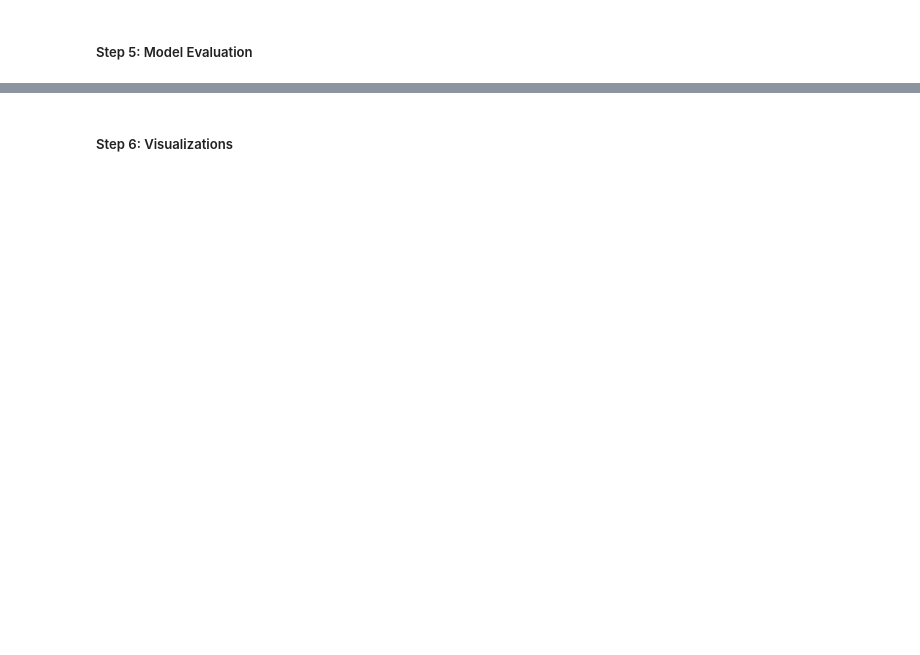
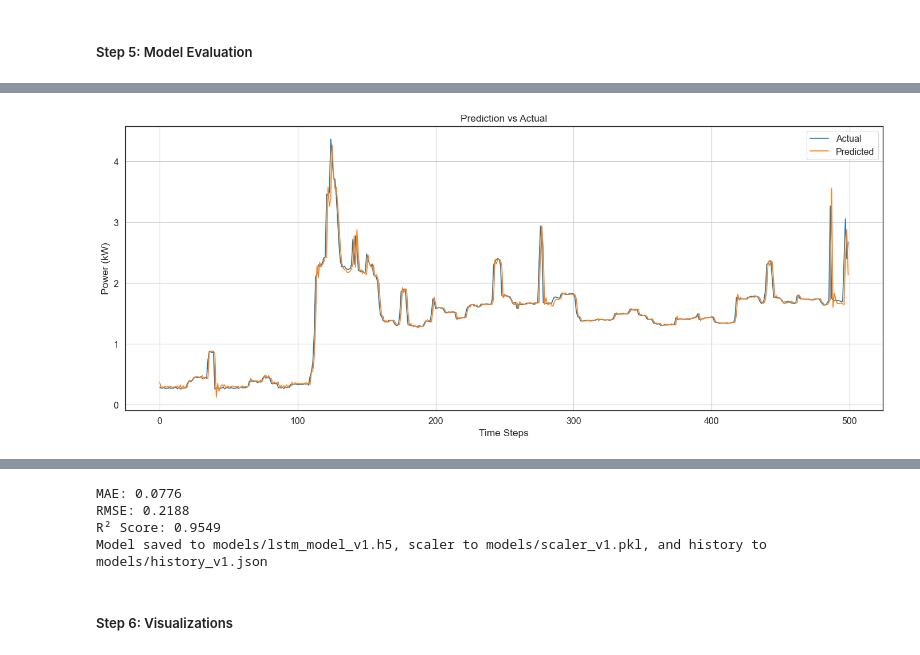
Before and after one commit to Seavleu/self-dr-vpp, a Jupyter notebook: notebooks/forecasting/global_active_power_consumption_of_household.ipynb, the cells around one changed output, grey strips where cells are left out. Cells and saved outputs as stored; diff of their text form; code cells hidden in the pictures; blank space fills up the shorter version.

```diff
--- a/notebooks/forecasting/global_active_power_consumption_of_household.ipynb
+++ b/notebooks/forecasting/global_active_power_consumption_of_household.ipynb
@@ -723,0 +671,18 @@ plt.show()
+# %%
+import sys
+import os
+
+sys.path.append(os.path.abspath(os.path.join(os.getcwd(), '../..')))
+
+import yaml
+from src.utils.metrics import (
+    build_lstm_model, train_model, evaluate_model,
+    save_model, walk_forward_cv
+)
+
+with open('D:/ai_team/self-dr-vpp/config/config.yaml', 'r') as f:
+    config = yaml.safe_load(f)
+
+walk_forward_cv(dataset[:config['data']['subset_for_cv']],
+                n_splits=config['data']['n_splits'],
+                look_back=config['data']['look_back'])
@@ -723,0 +708,15 @@ plt.show()
+# %%
+model = build_lstm_model(
+    input_shape=(X_train_small.shape[1], X_train_small.shape[2]),
+    units1=config['model']['units1'],
+    units2=config['model']['units2'],
+    dropout1=config['model']['dropout1'],
+    dropout2=config['model']['dropout2']
+)
+
+model, history = train_model(
+    model,
+    X_train_small,
+    y_train_small,
+    config
+)
@@ -723,0 +741,9 @@ plt.show()
+# %%
+evaluate_model(model, X_test_small, y_test_small, scaler)
+
+save_model(model, path=config['save']['model_path'],
+           scaler=scaler,
+           scaler_path=config['save']['scaler_path'],
+           history=history,
+           history_path=config['save']['history_path'])
+# %% [output]
@@ -723,0 +751 @@ plt.show()
+[figure, added]
@@ -724,2 +753,6 @@ plt.show()
+MAE: 0.0776
+RMSE: 0.2188
+R² Score: 0.9549
+Model saved to models/lstm_model_v1.h5, scaler to models/scaler_v1.pkl, and history to models/history_v1.json
 # %% [markdown]
 ##### Step 6: Visualizations
```
Also changed, not shown: parts of 11 cells of this notebook, 14 other files.
